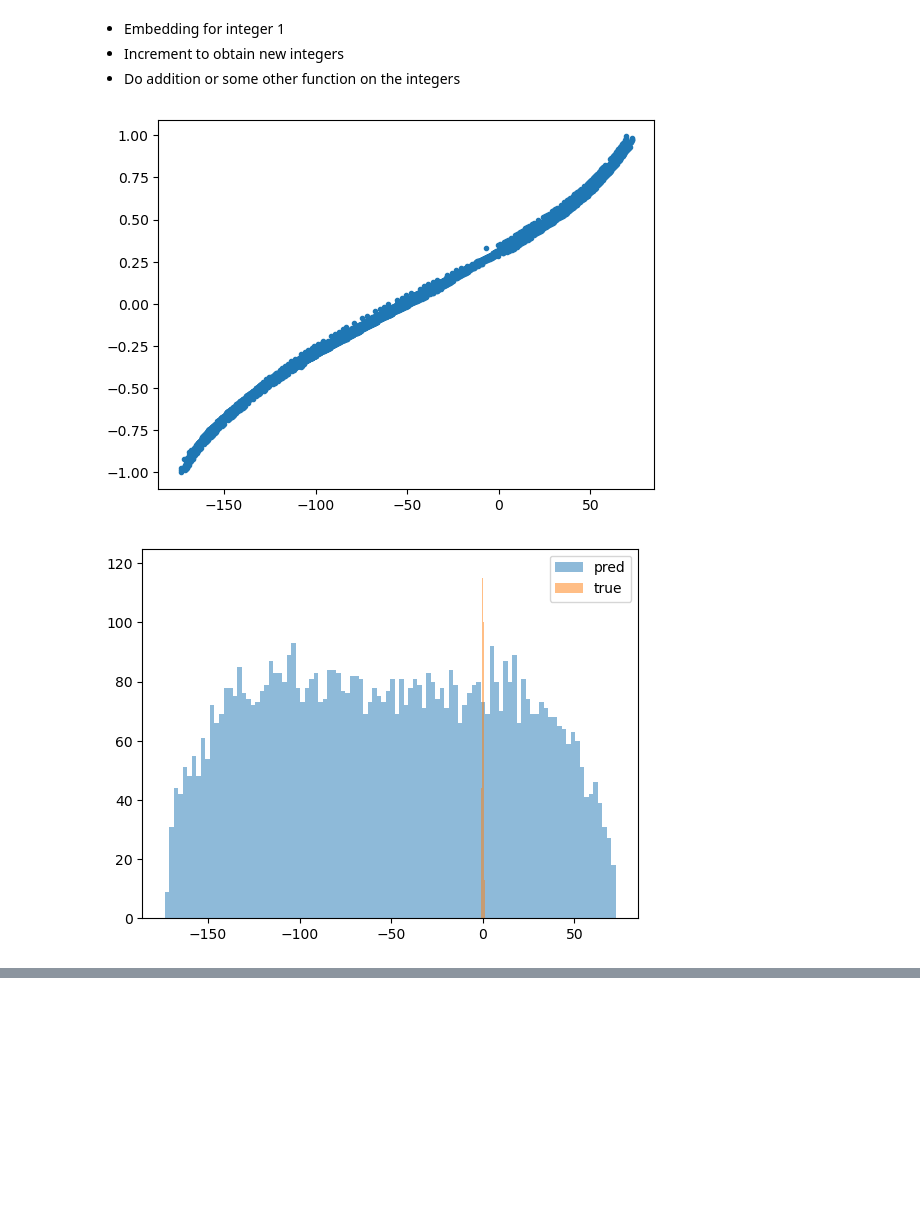
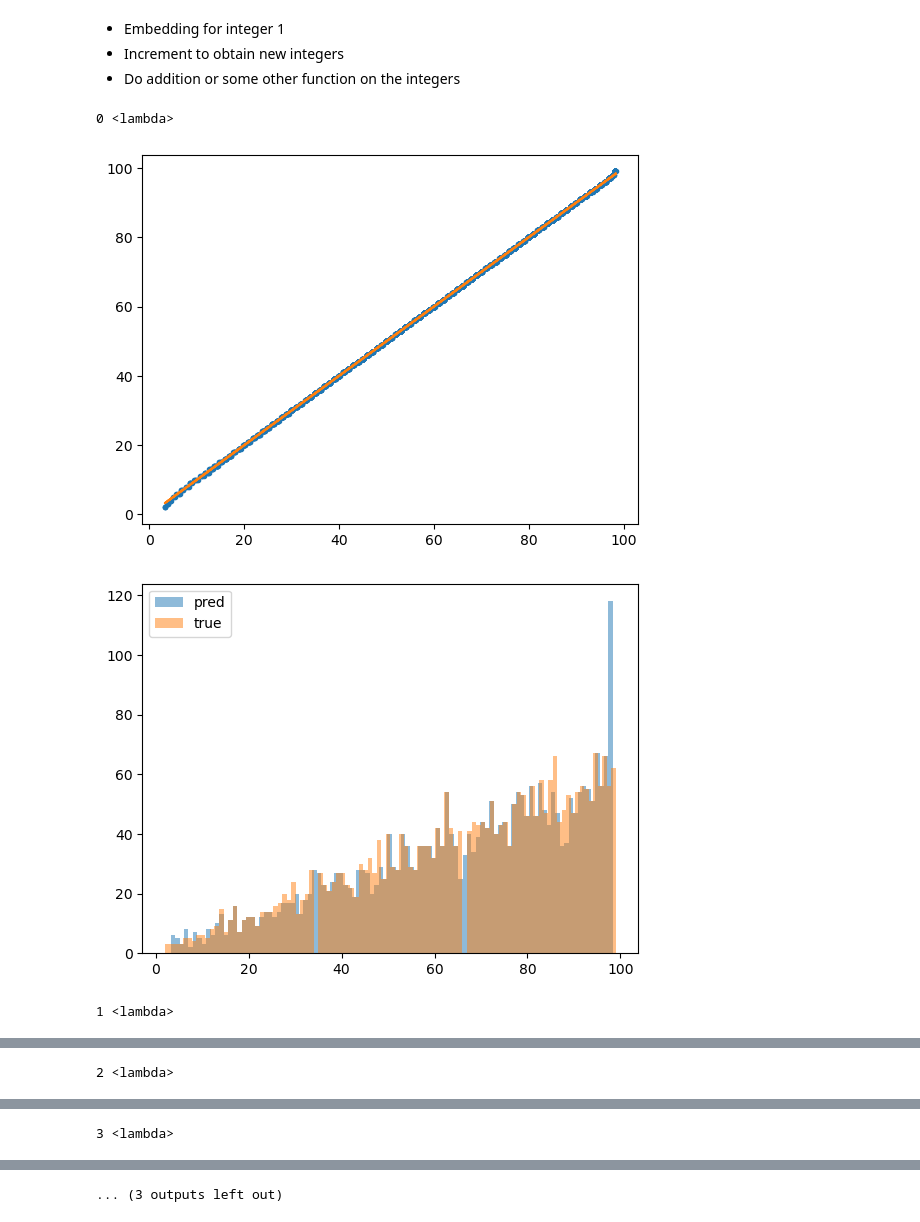
Before and after one commit to niklasnolte/ai-nuclear, a Jupyter notebook: lstm_toy.ipynb, the cells around one changed output, grey strips where cells are left out. Cells and saved outputs as stored; diff of their text form; code cells hidden in the pictures; blank space fills up the shorter version.

```diff
--- a/lstm_toy.ipynb
+++ b/lstm_toy.ipynb
@@ -5,12 +6,12 @@ import tqdm
 from sklearn.preprocessing import MinMaxScaler
 # %%
-functions = {
-    lambda x,y: torch.abs(x-y),
-    lambda x,y: x * torch.exp(-y),
+functions = [
     lambda x,y: torch.max(x,y),
+    lambda x,y: x * torch.exp(-y / 10),
+    lambda x,y: x + y,
     lambda x,y: x - y * 2,
     lambda x,y: torch.log(1 + x) + 2*y
-}
+]
 class dotdict(dict):
     """dot.notation access to dictionary attributes"""
     __getattr__ = dict.__getitem__
@@ -20,9 +21,10 @@ config = dotdict({
     "epochs": 2000,
     "batch_size": 64,
     "lr": 0.0005,
-    "wd": 0.001,
+    "wd": 0.0001,
     "n_layers": 1,
     "max_range": 100,
+    "train_frac": 0.7,
     "device": torch.device("cuda" if torch.cuda.is_available() else "cpu")
 })
 X = torch.cartesian_prod(torch.arange(config.max_range), torch.arange(config.max_range))
@@ -32,14 +34,17 @@ y_extrap = torch.hstack([f(x,y) for x,y in X_extrap for f in functions]).view(-1
 scaler = MinMaxScaler((-1, 1))
 y = torch.tensor(scaler.fit_transform(y)).float().to(config.device)
 y_extrap = torch.tensor(scaler.transform(y_extrap)).float().to(config.device)
-validation_mask = torch.rand(len(X)) < 0.3
+validation_mask = torch.rand(len(X)) < config.train_frac
 # %%
 class Model(nn.Module):
     def __init__(self, config):
         super().__init__()
         self.embedding = nn.Embedding(2, config.d_model)
         self.lstm = nn.LSTM(config.d_model, config.d_model, config.n_layers, batch_first=True)
-        self.readout = nn.Sequential(nn.Linear(config.d_model * 2, len(functions)), nn.Tanh())
+        self.readout = nn.Sequential(nn.Linear(config.d_model * 2, config.d_model),
+                                      nn.ReLU(),
+                                      nn.Linear(config.d_model, len(functions)),
+                                      nn.Tanh())
 
 
     def forward(self, operands):
@@ -61,6 +66,7 @@ class Model(nn.Module):
 model = Model(config).to(config.device)
 criterion = nn.MSELoss()
 optimizer = torch.optim.Adam(model.parameters(), lr=config.lr, weight_decay=config.wd)
+scheduler = torch.optim.lr_scheduler.CosineAnnealingLR(optimizer, config.epochs, eta_min=1e-7)
 pbar = tqdm.trange(config.epochs)
 X_train = X[~validation_mask].to(config.device)
 X_val = X[validation_mask].to(config.device)
@@ -83,26 +89,29 @@ for epoch in pbar:
     train_loss = criterion(pred_train, y_train).sqrt()
     train_loss.backward()
     optimizer.step()
+    scheduler.step()
     with torch.no_grad():
         model.eval()
         train_loss = criterion(unscale(pred_train), y_train_unscaled).sqrt()
-        vval_unscy_val_unscaledal_loss = criterion(unscale(model(X_val)), y_unscaled_val).sqrt()
+        val_loss = criterion(unscale(model(X_val)), y_val_unscaled).sqrt()
         loss_extrap = criterion(unscale(model(X_extrap)), y_extra_unscaled).sqrt()
         pbar.set_description(
             f"Epoch {epoch}: {train_loss.item():.3f}, {val_loss.item():.3f}, {loss_extrap.item():.3f}"
         )
 # %%
-import matplotlib.pyplot as plt
 x_range = X_train
 y_range = y_train
 for i in range(len(functions)):
-    plt.plot(unscale(model(x_range))[:,i].detach().cpu().numpy(), y_range[:,i].detach().cpu().numpy(), ".")
-    plt.plot()
+    print(i, functions[i].__name__)
+    plt.plot(unscale(model(x_range))[:,i].detach().cpu().numpy(), unscale(y_range)[:,i].detach().cpu().numpy(), ".")
+    plt.plot(unscale(model(x_range))[:,i].detach().cpu().numpy(), unscale(model(x_range))[:,i].detach().cpu().numpy())
     plt.show()
     plt.hist(unscale(model(x_range))[:,i].detach().cpu().numpy(), bins=100, alpha=0.5, label="pred")
-    plt.hist(y_range[:,i].detach().cpu().numpy(), bins=100, alpha=0.5, label="true")
+    plt.hist(unscale(y_range)[:,i].detach().cpu().numpy(), bins=100, alpha=0.5, label="true")
     plt.legend()
     plt.show()
 # %% [output]
+0 <lambda>
-[figure, old version]
+[figure, new version]
-[figure, old version]
+[figure, new version]
+1 <lambda>
@@ -110,0 +120 @@ for i in range(len(functions)):
+2 <lambda>
@@ -112,0 +123 @@ for i in range(len(functions)):
+3 <lambda>
@@ -117 +126,2 @@ for i in range(len(functions)):
+... (3 outputs left out)
 # %%
```
Also changed, not shown: parts of 4 cells of this notebook.
